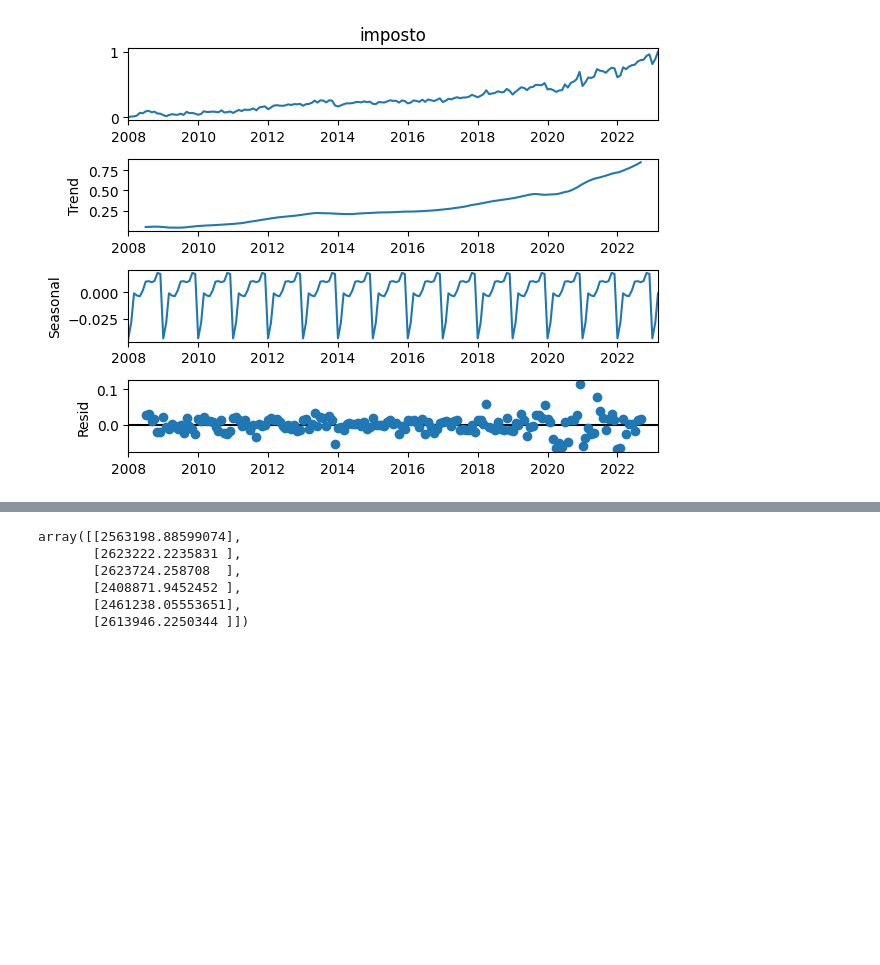
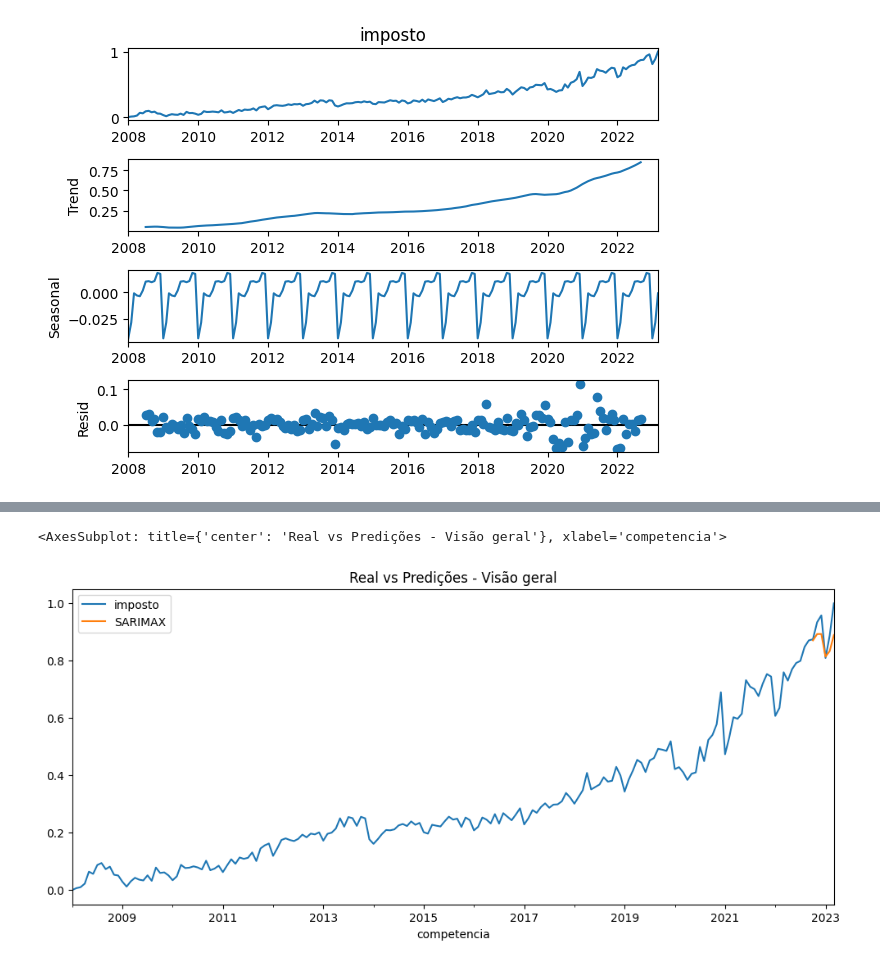
Before and after one commit to GiancarloPandini/TrabalhoFinalIA, a Jupyter notebook: Notebooks/CriacaoModeloMunicipio.ipynb, the cells around one changed output, grey strips where cells are left out. Cells and saved outputs as stored; diff of their text form; code cells hidden in the pictures; blank space fills up the shorter version.

```diff
--- a/Notebooks/CriacaoModeloMunicipio.ipynb
+++ b/Notebooks/CriacaoModeloMunicipio.ipynb
@@ -298,10 +238,6 @@ STOP: TOTAL NO. of ITERATIONS REACHED LIMIT
-# %%
-import numpy as np
-scaler.inverse_transform(np.array(pred).reshape(-1, 1))
-# %% [output]
-array([[2563198.88599074],
-       [2623222.2235831 ],
-       [2623724.258708  ],
-       [2408871.9452452 ],
-       [2461238.05553651],
-       [2613946.2250344 ]])
+# %%
+data["imposto"].plot(figsize=(12,5), title= "Real vs Predições - Visão geral", legend=True)
+pred.plot(legend=True)
+# %% [output]
+<AxesSubplot: title={'center': 'Real vs Predições - Visão geral'}, xlabel='competencia'>
+[figure, added]
```
Also changed, not shown: parts of 39 cells of this notebook, 1 other file.
